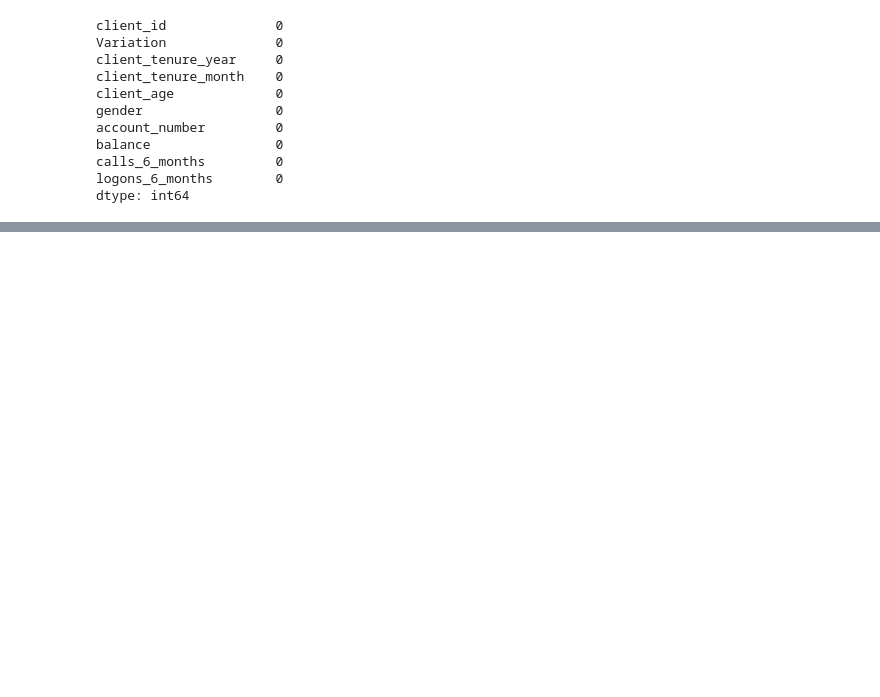
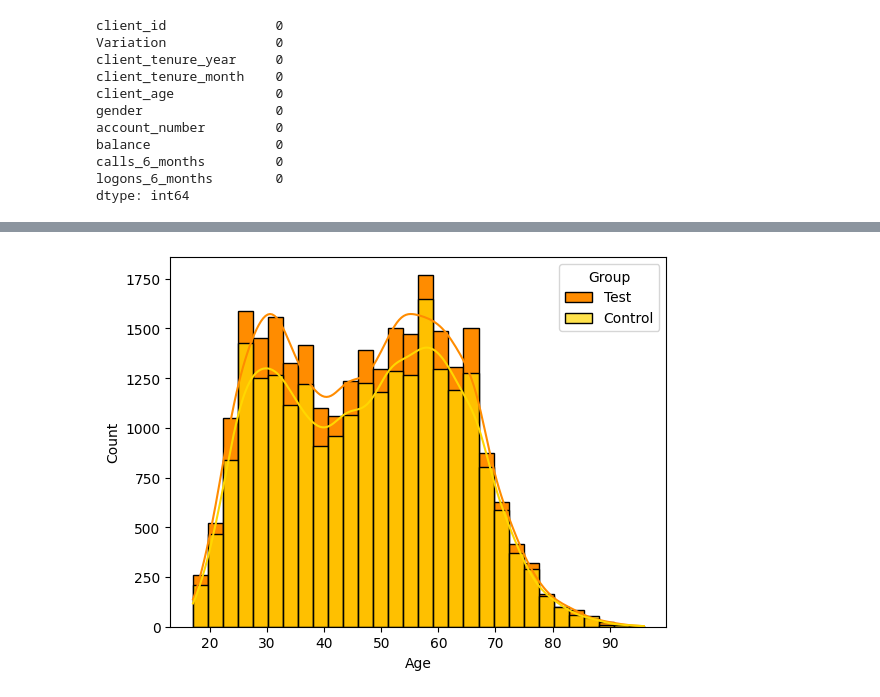
Before and after one commit to johannapfeil/vanguard-ab-test, a Jupyter notebook: notebooks/EDA.ipynb, the cells around one changed output, grey strips where cells are left out. Drawn from its saved outputs; the diff is of its cells as text; code cells hidden in the pictures; blank space fills up the shorter version.

Commit message:
New plots for control and test groups

```diff
--- a/notebooks/EDA.ipynb
+++ b/notebooks/EDA.ipynb
@@ -281,0 +287,3 @@ df_tot.to_csv('../data/clean/total_client_info.csv', index=False)
+# %%
+df_tot_control = df_tot[df_tot['Variation'] =='Control'].reset_index(drop = True)
+df_tot_control.head()
@@ -281,0 +297,3 @@ df_tot.to_csv('../data/clean/total_client_info.csv', index=False)
+# %%
+df_tot_test = df_tot[df_tot['Variation'] =='Test'].reset_index(drop = True)
+df_tot_test.head()
@@ -281,0 +351,8 @@ df_tot.to_csv('../data/clean/total_client_info.csv', index=False)
+# %%
+sns.histplot(df_tot_test['client_age'], bins = 30, kde = True, alpha = 1, label='Test', color='darkorange');
+sns.histplot(df_tot_control['client_age'], bins = 30, kde = True, alpha = 0.7, label='Control', color='gold');
+plt.legend(title = 'Group')
+plt.xlabel('Age');
+plt.savefig('../slides/plots/age_histogram.png', bbox_inches='tight')
+# %% [output]
+[figure, added]
```
Also changed, not shown: parts of 30 cells of this notebook, 18 other files.
